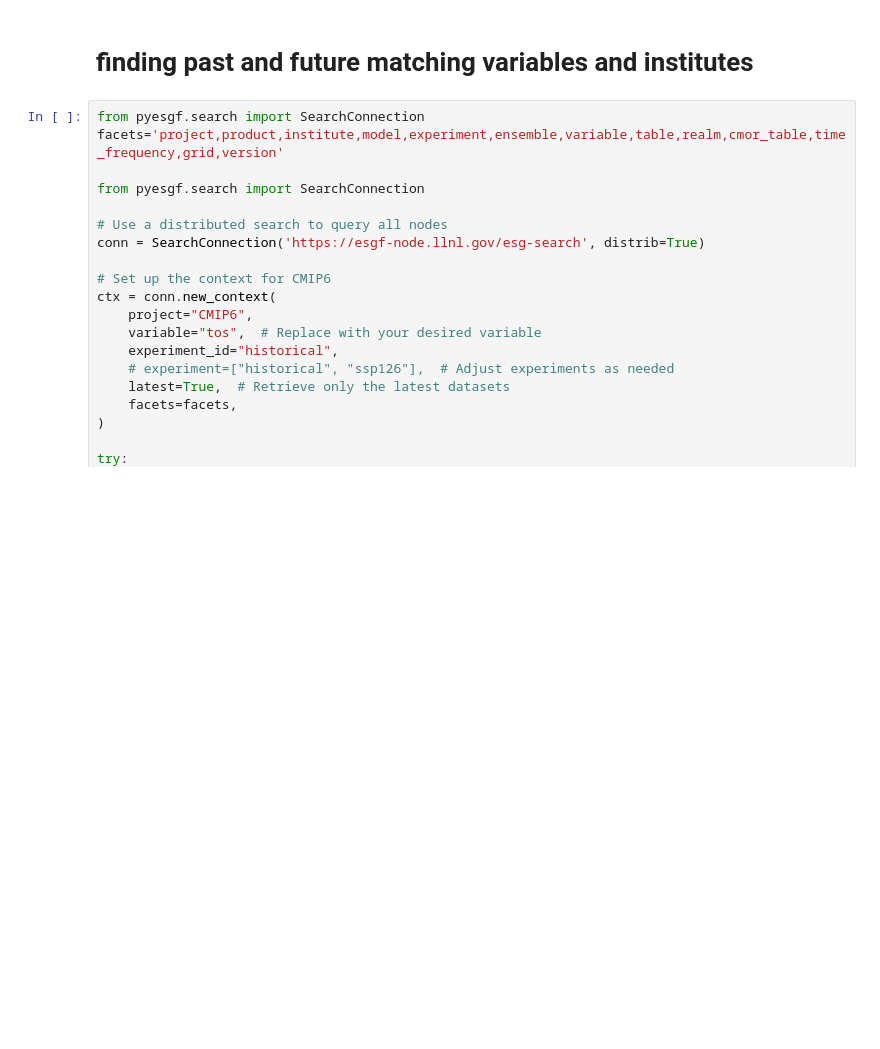
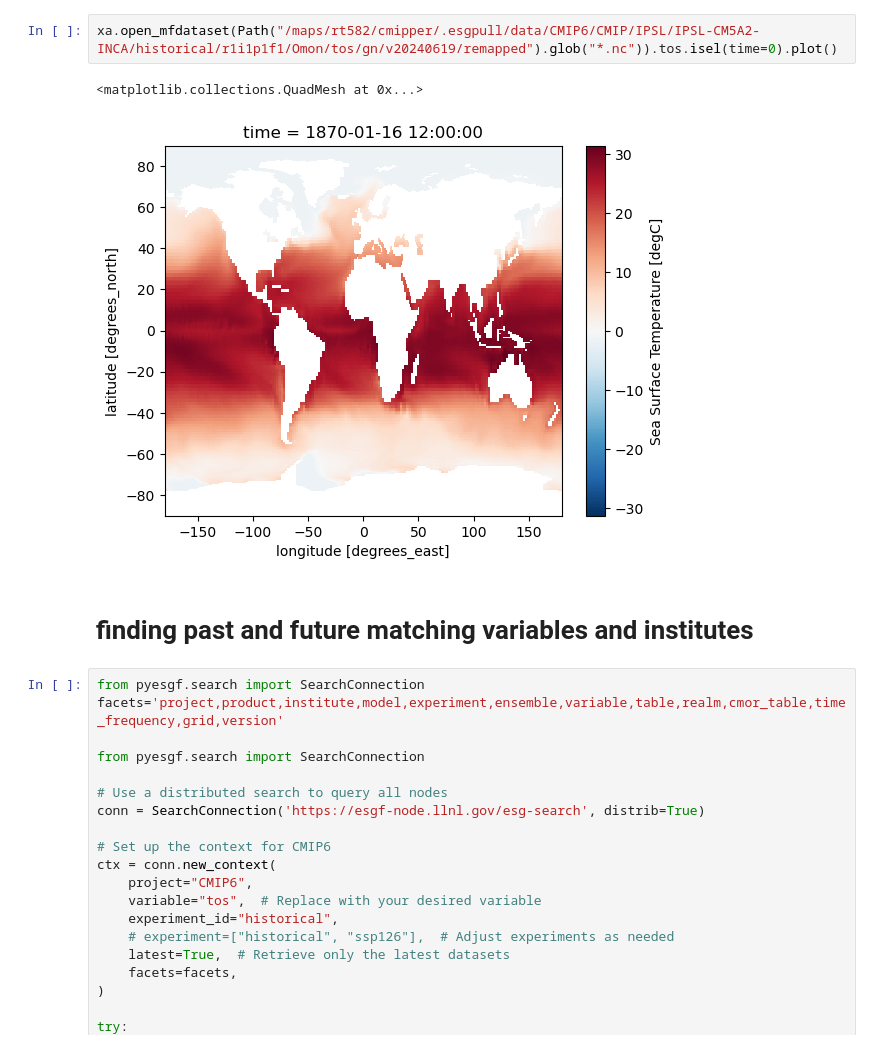
Before and after one commit to orlando-code/cmipper, a Jupyter notebook: notebooks/dev/test.ipynb, the cells around one changed output. Saved outputs shown, nothing was run; the diff lists cells and outputs as text; blank space fills up the shorter version.

```diff
--- a/notebooks/dev/test.ipynb
+++ b/notebooks/dev/test.ipynb
@@ -15,3 +524,8 @@ The autoreload extension is already loaded. To reload it, use:
+# %%
+xa.open_mfdataset(Path("/maps/rt582/cmipper/.esgpull/data/CMIP6/CMIP/IPSL/IPSL-CM5A2-INCA/historical/r1i1p1f1/Omon/tos/gn/v20240619/remapped").glob("*.nc")).tos.isel(time=0).plot()
+# %% [output]
+<matplotlib.collections.QuadMesh at 0x...>
+[figure, added]
 # %% [markdown]
 # finding past and future matching variables and institutes
 # %%
```
Also changed, not shown: parts of 39 cells of this notebook, 15 other files.
